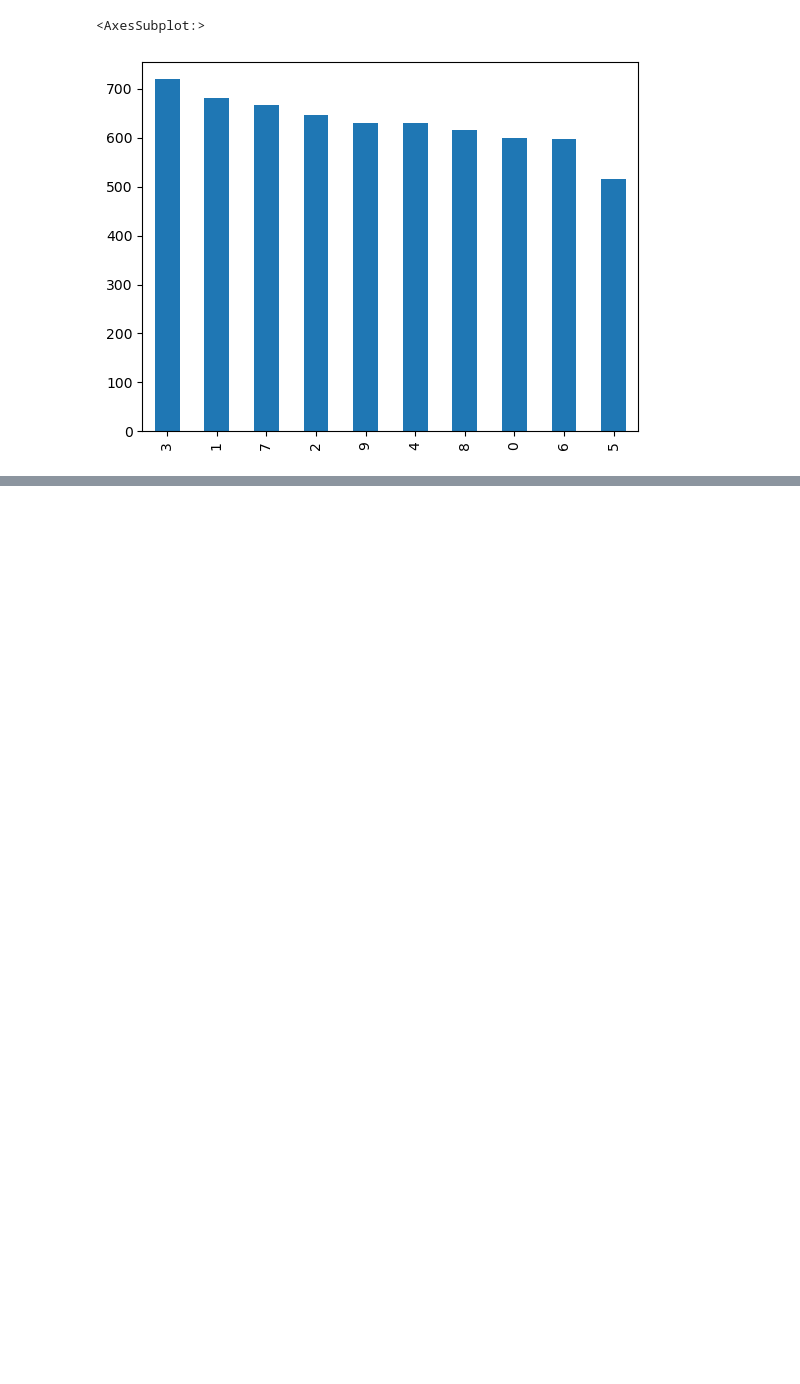
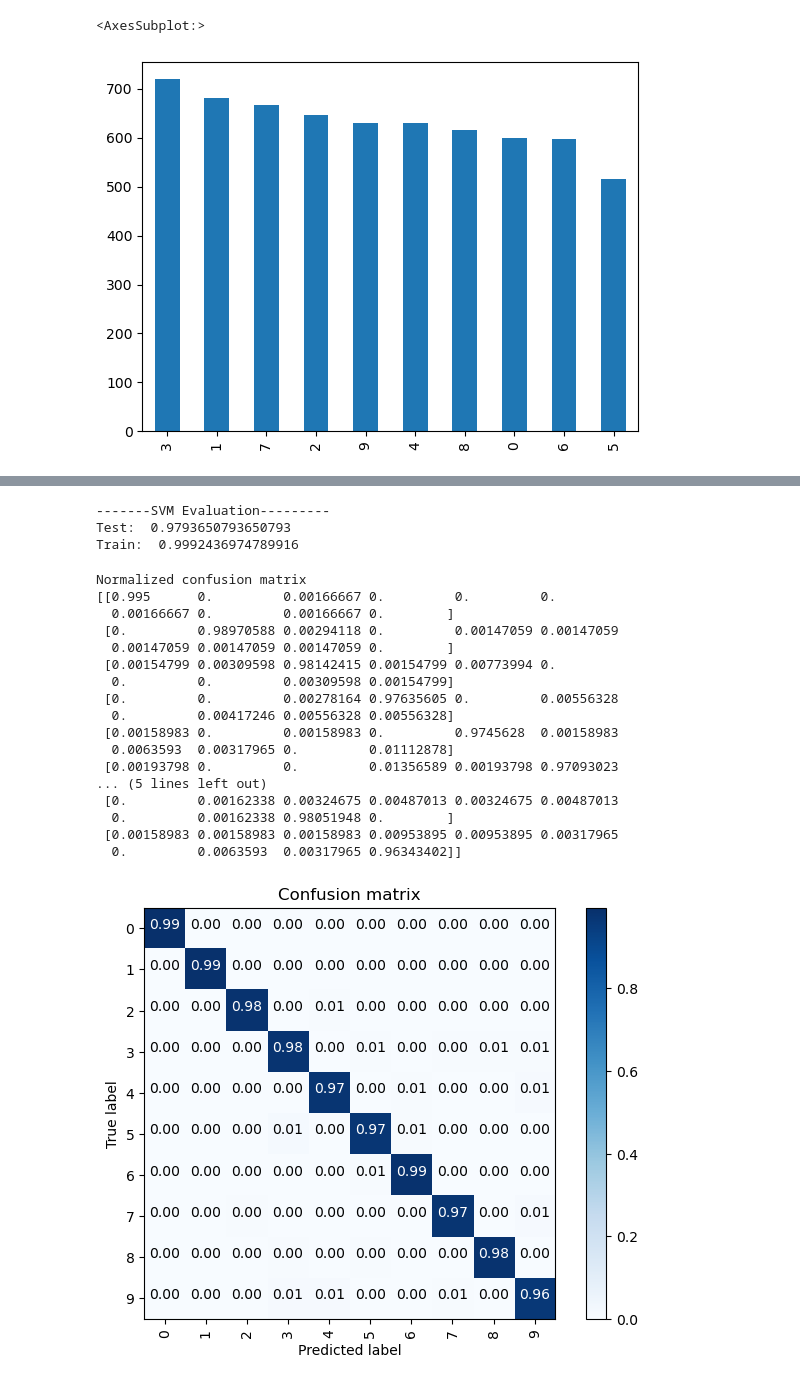
Before and after one commit to mitkrieg/digit-recognition, a Jupyter notebook: digit_prediction.ipynb, the cells around one changed output, grey strips where cells are left out. Saved outputs shown, nothing was run; the diff lists cells and outputs as text; code cells hidden in the pictures; blank space fills up the shorter version.

```diff
--- a/digit_prediction.ipynb
+++ b/digit_prediction.ipynb
@@ -100,2 +99,51 @@ KeyboardInterrupt:
 # %%
-grid.score(X_train,y_train)
+y_train_preds = grid.best_estimator_.predict(X_train)
+y_test_preds = grid.best_estimator_.predict(X_test)
+# %%
+train_accuracy = accuracy_score(y_train,y_train_preds)
+test_accuracy = accuracy_score(y_test,y_test_preds)
+
+# train_accuracy = f1_score(y_train,y_train_preds)
+# test_accuracy = f1_score(y_test,y_test_preds)
+
+print("-------SVM Evaluation---------")
+print('Test: ', test_accuracy)
+print('Train: ', train_accuracy)
+# %% [output]
+-------SVM Evaluation---------
+Test:  0.9793650793650793
+Train:  0.9992436974789916
+# %%
+def plot_confusion_matrix(cm, classes,
+                          normalize=False,
+                          title='Confusion matrix',
+                          cmap=plt.cm.Blues):
+    """
+    This function prints and plots the confusion matrix.
+    Normalization can be applied by setting `normalize=True`.
+    """
+    if normalize:
+        cm = cm.astype('float') / cm.sum(axis=1)[:, np.newaxis]
+        print("Normalized confusion matrix")
+    else:
+        print('Confusion Matrix, without normalization')
+
+    print(cm)
+
+    plt.imshow(cm, interpolation='nearest', cmap=cmap)
+    plt.title(title)
+    plt.colorbar()
+    tick_marks = np.arange(len(classes))
+    plt.xticks(tick_marks, classes, rotation=90)
+    plt.yticks(tick_marks, classes)
+
+    fmt = '.2f' if normalize else 'd'
+    thresh = cm.max() / 2.
+    for i, j in itertools.product(range(cm.shape[0]), range(cm.shape[1])):
+        plt.text(j, i, format(cm[i, j], fmt),
+                 horizontalalignment="center",
+                 color="white" if cm[i, j] > thresh else "black")
+
+    plt.tight_layout()
+    plt.ylabel('True label')
+    plt.xlabel('Predicted label')
@@ -101,0 +152,23 @@ grid.score(X_train,y_train)
+# %%
+confusion = confusion_matrix(y_test,y_test_preds)
+# %%
+plot_confusion_matrix(confusion, [i for i in range(10)], normalize=True)
+# %% [output]
+Normalized confusion matrix
+[[0.995      0.         0.00166667 0.         0.         0.
+  0.00166667 0.         0.00166667 0.        ]
+ [0.         0.98970588 0.00294118 0.         0.00147059 0.00147059
+  0.00147059 0.00147059 0.00147059 0.        ]
+ [0.00154799 0.00309598 0.98142415 0.00154799 0.00773994 0.
+  0.         0.         0.00309598 0.00154799]
+ [0.         0.         0.00278164 0.97635605 0.         0.00556328
+  0.         0.00417246 0.00556328 0.00556328]
+ [0.00158983 0.         0.00158983 0.         0.9745628  0.00158983
+  0.0063593  0.00317965 0.         0.01112878]
+ [0.00193798 0.         0.         0.01356589 0.00193798 0.97093023
+... (5 lines left out)
+ [0.         0.00162338 0.00324675 0.00487013 0.00324675 0.00487013
+  0.         0.00162338 0.98051948 0.        ]
+ [0.00158983 0.00158983 0.00158983 0.00953895 0.00953895 0.00317965
+  0.         0.0063593  0.00317965 0.96343402]]
+[figure, added]
```
Also changed, not shown: parts of 10 cells of this notebook.
